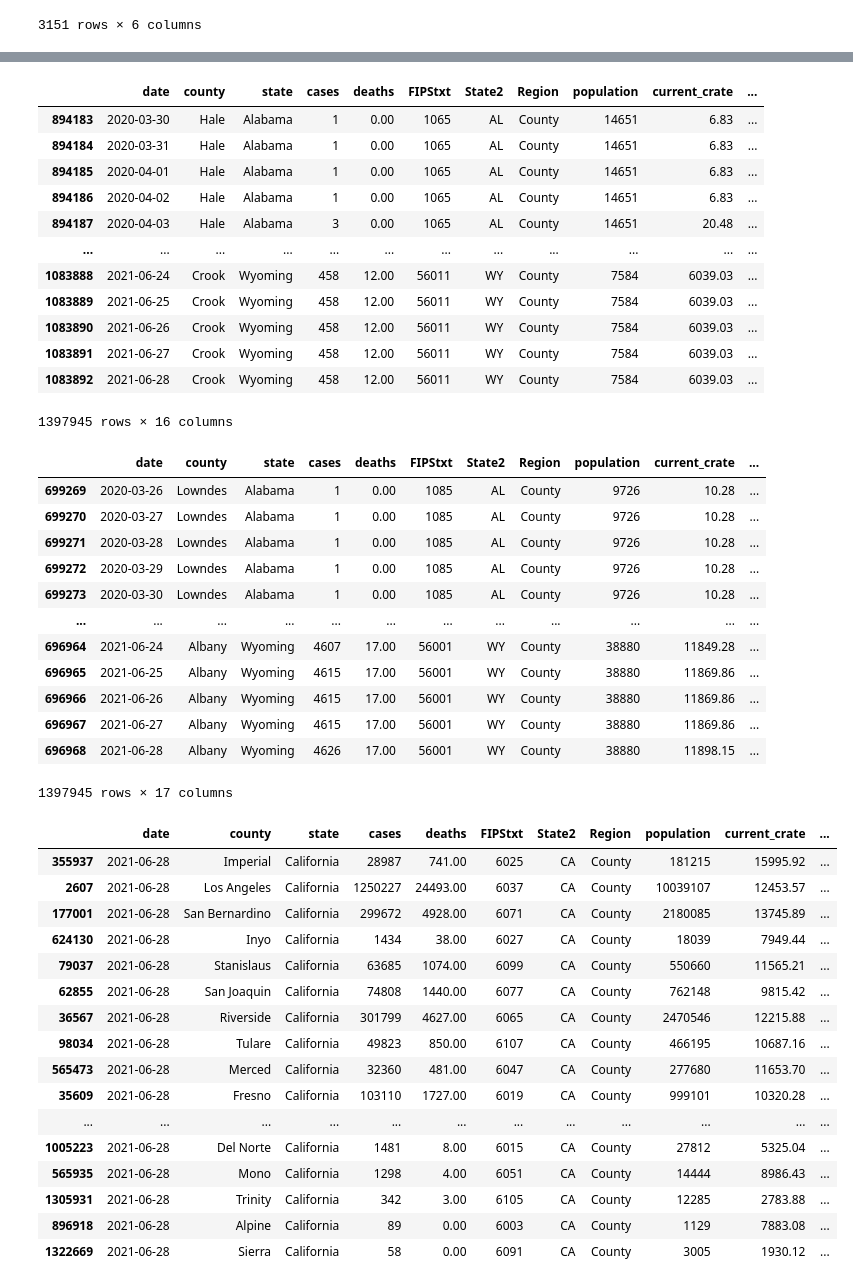
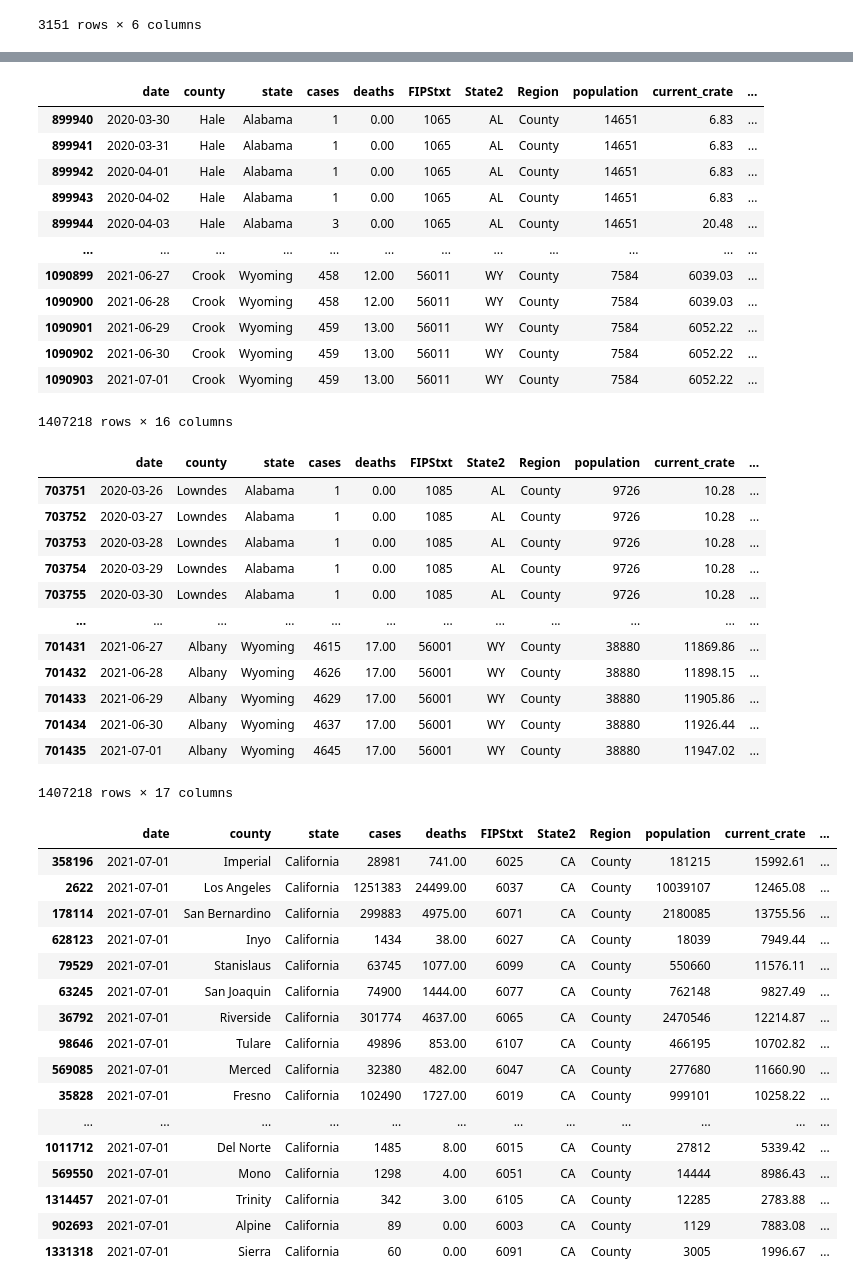
Before and after one commit to menlodoug/covid_crunching, a Jupyter notebook: pandas/COVID_USA.ipynb, the cells around one changed output, grey strips where cells are left out. Cells and saved outputs as stored; diff of their text form; code cells hidden in the pictures.

```diff
--- a/pandas/COVID_USA.ipynb
+++ b/pandas/COVID_USA.ipynb
@@ -94,7 +94,7 @@ counties
 # %%
 # Isolate data from most current day.
 
-counties_us = counties[(counties['date'] == '2021-06-28') & (counties['Region'] == 'County')]
+counties_us = counties[(counties['date'] == '2021-07-01') & (counties['Region'] == 'County')]
 counties_us
 # %% [output]
 |  | date | county | state | cases | deaths | FIPStxt | State2 | Region | population | current_crate | ... |
@@ -208,18 +208,18 @@ usa['case_day'] = usa.groupby(['state','county']).cases.diff().fillna(usa.cases)
 usa
 # %% [output]
 |  | date | county | state | cases | deaths | FIPStxt | State2 | Region | population | current_crate | ... |
-| 894183 | 2020-03-30 | Hale | Alabama | 1 | 0.00 | 1065 | AL | County | 14651 | 6.83 | ... |
-| 894184 | 2020-03-31 | Hale | Alabama | 1 | 0.00 | 1065 | AL | County | 14651 | 6.83 | ... |
-| 894185 | 2020-04-01 | Hale | Alabama | 1 | 0.00 | 1065 | AL | County | 14651 | 6.83 | ... |
-| 894186 | 2020-04-02 | Hale | Alabama | 1 | 0.00 | 1065 | AL | County | 14651 | 6.83 | ... |
-| 894187 | 2020-04-03 | Hale | Alabama | 3 | 0.00 | 1065 | AL | County | 14651 | 20.48 | ... |
+| 899940 | 2020-03-30 | Hale | Alabama | 1 | 0.00 | 1065 | AL | County | 14651 | 6.83 | ... |
+| 899941 | 2020-03-31 | Hale | Alabama | 1 | 0.00 | 1065 | AL | County | 14651 | 6.83 | ... |
+| 899942 | 2020-04-01 | Hale | Alabama | 1 | 0.00 | 1065 | AL | County | 14651 | 6.83 | ... |
+| 899943 | 2020-04-02 | Hale | Alabama | 1 | 0.00 | 1065 | AL | County | 14651 | 6.83 | ... |
+| 899944 | 2020-04-03 | Hale | Alabama | 3 | 0.00 | 1065 | AL | County | 14651 | 20.48 | ... |
 | ... | ... | ... | ... | ... | ... | ... | ... | ... | ... | ... | ... |
-| 1083888 | 2021-06-24 | Crook | Wyoming | 458 | 12.00 | 56011 | WY | County | 7584 | 6039.03 | ... |
-| 1083889 | 2021-06-25 | Crook | Wyoming | 458 | 12.00 | 56011 | WY | County | 7584 | 6039.03 | ... |
-| 1083890 | 2021-06-26 | Crook | Wyoming | 458 | 12.00 | 56011 | WY | County | 7584 | 6039.03 | ... |
-| 1083891 | 2021-06-27 | Crook | Wyoming | 458 | 12.00 | 56011 | WY | County | 7584 | 6039.03 | ... |
-| 1083892 | 2021-06-28 | Crook | Wyoming | 458 | 12.00 | 56011 | WY | County | 7584 | 6039.03 | ... |
+| 1090899 | 2021-06-27 | Crook | Wyoming | 458 | 12.00 | 56011 | WY | County | 7584 | 6039.03 | ... |
+| 1090900 | 2021-06-28 | Crook | Wyoming | 458 | 12.00 | 56011 | WY | County | 7584 | 6039.03 | ... |
+| 1090901 | 2021-06-29 | Crook | Wyoming | 459 | 13.00 | 56011 | WY | County | 7584 | 6052.22 | ... |
+| 1090902 | 2021-06-30 | Crook | Wyoming | 459 | 13.00 | 56011 | WY | County | 7584 | 6052.22 | ... |
+| 1090903 | 2021-07-01 | Crook | Wyoming | 459 | 13.00 | 56011 | WY | County | 7584 | 6052.22 | ... |
-1397945 rows × 16 columns
+1407218 rows × 16 columns
 # %%
 # Break out daily death data from the New York Times csv that is cumulative in nature
 
@@ -228,18 +228,18 @@ usa['death_day'] = usa.groupby(['state','county']).deaths.diff().fillna(usa.deat
 usa
 # %% [output]
 |  | date | county | state | cases | deaths | FIPStxt | State2 | Region | population | current_crate | ... |
-| 699269 | 2020-03-26 | Lowndes | Alabama | 1 | 0.00 | 1085 | AL | County | 9726 | 10.28 | ... |
-| 699270 | 2020-03-27 | Lowndes | Alabama | 1 | 0.00 | 1085 | AL | County | 9726 | 10.28 | ... |
-| 699271 | 2020-03-28 | Lowndes | Alabama | 1 | 0.00 | 1085 | AL | County | 9726 | 10.28 | ... |
-| 699272 | 2020-03-29 | Lowndes | Alabama | 1 | 0.00 | 1085 | AL | County | 9726 | 10.28 | ... |
-| 699273 | 2020-03-30 | Lowndes | Alabama | 1 | 0.00 | 1085 | AL | County | 9726 | 10.28 | ... |
+| 703751 | 2020-03-26 | Lowndes | Alabama | 1 | 0.00 | 1085 | AL | County | 9726 | 10.28 | ... |
+| 703752 | 2020-03-27 | Lowndes | Alabama | 1 | 0.00 | 1085 | AL | County | 9726 | 10.28 | ... |
+| 703753 | 2020-03-28 | Lowndes | Alabama | 1 | 0.00 | 1085 | AL | County | 9726 | 10.28 | ... |
+| 703754 | 2020-03-29 | Lowndes | Alabama | 1 | 0.00 | 1085 | AL | County | 9726 | 10.28 | ... |
+| 703755 | 2020-03-30 | Lowndes | Alabama | 1 | 0.00 | 1085 | AL | County | 9726 | 10.28 | ... |
 | ... | ... | ... | ... | ... | ... | ... | ... | ... | ... | ... | ... |
-| 696964 | 2021-06-24 | Albany | Wyoming | 4607 | 17.00 | 56001 | WY | County | 38880 | 11849.28 | ... |
-| 696965 | 2021-06-25 | Albany | Wyoming | 4615 | 17.00 | 56001 | WY | County | 38880 | 11869.86 | ... |
-| 696966 | 2021-06-26 | Albany | Wyoming | 4615 | 17.00 | 56001 | WY | County | 38880 | 11869.86 | ... |
-| 696967 | 2021-06-27 | Albany | Wyoming | 4615 | 17.00 | 56001 | WY | County | 38880 | 11869.86 | ... |
-| 696968 | 2021-06-28 | Albany | Wyoming | 4626 | 17.00 | 56001 | WY | County | 38880 | 11898.15 | ... |
+| 701431 | 2021-06-27 | Albany | Wyoming | 4615 | 17.00 | 56001 | WY | County | 38880 | 11869.86 | ... |
+| 701432 | 2021-06-28 | Albany | Wyoming | 4626 | 17.00 | 56001 | WY | County | 38880 | 11898.15 | ... |
+| 701433 | 2021-06-29 | Albany | Wyoming | 4629 | 17.00 | 56001 | WY | County | 38880 | 11905.86 | ... |
+| 701434 | 2021-06-30 | Albany | Wyoming | 4637 | 17.00 | 56001 | WY | County | 38880 | 11926.44 | ... |
+| 701435 | 2021-07-01 | Albany | Wyoming | 4645 | 17.00 | 56001 | WY | County | 38880 | 11947.02 | ... |
-1397945 rows × 17 columns
+1407218 rows × 17 columns
 # %%
 # Export updated national data to csv for use in Tableau
 
@@ -247,26 +247,26 @@ usa.to_csv('daily_covid_us.csv', index=False)
 # %%
 # Filter California data to show only numbers for today
 
-counties_cal = usa[(usa['date'] == '2021-06-28') & (usa['state'] == 'California')]
+counties_cal = usa[(usa['date'] == '2021-07-01') & (usa['state'] == 'California')]
 counties_cal
 # %% [output]
 |  | date | county | state | cases | deaths | FIPStxt | State2 | Region | population | current_crate | ... |
-| 355937 | 2021-06-28 | Imperial | California | 28987 | 741.00 | 6025 | CA | County | 181215 | 15995.92 | ... |
-| 2607 | 2021-06-28 | Los Angeles | California | 1250227 | 24493.00 | 6037 | CA | County | 10039107 | 12453.57 | ... |
-| 177001 | 2021-06-28 | San Bernardino | California | 299672 | 4928.00 | 6071 | CA | County | 2180085 | 13745.89 | ... |
-| 624130 | 2021-06-28 | Inyo | California | 1434 | 38.00 | 6027 | CA | County | 18039 | 7949.44 | ... |
-| 79037 | 2021-06-28 | Stanislaus | California | 63685 | 1074.00 | 6099 | CA | County | 550660 | 11565.21 | ... |
-| 62855 | 2021-06-28 | San Joaquin | California | 74808 | 1440.00 | 6077 | CA | County | 762148 | 9815.42 | ... |
-| 36567 | 2021-06-28 | Riverside | California | 301799 | 4627.00 | 6065 | CA | County | 2470546 | 12215.88 | ... |
-| 98034 | 2021-06-28 | Tulare | California | 49823 | 850.00 | 6107 | CA | County | 466195 | 10687.16 | ... |
-| 565473 | 2021-06-28 | Merced | California | 32360 | 481.00 | 6047 | CA | County | 277680 | 11653.70 | ... |
-| 35609 | 2021-06-28 | Fresno | California | 103110 | 1727.00 | 6019 | CA | County | 999101 | 10320.28 | ... |
+| 358196 | 2021-07-01 | Imperial | California | 28981 | 741.00 | 6025 | CA | County | 181215 | 15992.61 | ... |
+| 2622 | 2021-07-01 | Los Angeles | California | 1251383 | 24499.00 | 6037 | CA | County | 10039107 | 12465.08 | ... |
+| 178114 | 2021-07-01 | San Bernardino | California | 299883 | 4975.00 | 6071 | CA | County | 2180085 | 13755.56 | ... |
+| 628123 | 2021-07-01 | Inyo | California | 1434 | 38.00 | 6027 | CA | County | 18039 | 7949.44 | ... |
+| 79529 | 2021-07-01 | Stanislaus | California | 63745 | 1077.00 | 6099 | CA | County | 550660 | 11576.11 | ... |
+| 63245 | 2021-07-01 | San Joaquin | California | 74900 | 1444.00 | 6077 | CA | County | 762148 | 9827.49 | ... |
+| 36792 | 2021-07-01 | Riverside | California | 301774 | 4637.00 | 6065 | CA | County | 2470546 | 12214.87 | ... |
+| 98646 | 2021-07-01 | Tulare | California | 49896 | 853.00 | 6107 | CA | County | 466195 | 10702.82 | ... |
+| 569085 | 2021-07-01 | Merced | California | 32380 | 482.00 | 6047 | CA | County | 277680 | 11660.90 | ... |
+| 35828 | 2021-07-01 | Fresno | California | 102490 | 1727.00 | 6019 | CA | County | 999101 | 10258.22 | ... |
 | ... | ... | ... | ... | ... | ... | ... | ... | ... | ... | ... | ... |
-| 1005223 | 2021-06-28 | Del Norte | California | 1481 | 8.00 | 6015 | CA | County | 27812 | 5325.04 | ... |
-| 565935 | 2021-06-28 | Mono | California | 1298 | 4.00 | 6051 | CA | County | 14444 | 8986.43 | ... |
-| 1305931 | 2021-06-28 | Trinity | California | 342 | 3.00 | 6105 | CA | County | 12285 | 2783.88 | ... |
-| 896918 | 2021-06-28 | Alpine | California | 89 | 0.00 | 6003 | CA | County | 1129 | 7883.08 | ... |
-| 1322669 | 2021-06-28 | Sierra | California | 58 | 0.00 | 6091 | CA | County | 3005 | 1930.12 | ... |
+| 1011712 | 2021-07-01 | Del Norte | California | 1485 | 8.00 | 6015 | CA | County | 27812 | 5339.42 | ... |
+| 569550 | 2021-07-01 | Mono | California | 1298 | 4.00 | 6051 | CA | County | 14444 | 8986.43 | ... |
+| 1314457 | 2021-07-01 | Trinity | California | 342 | 3.00 | 6105 | CA | County | 12285 | 2783.88 | ... |
+| 902693 | 2021-07-01 | Alpine | California | 89 | 0.00 | 6003 | CA | County | 1129 | 7883.08 | ... |
+| 1331318 | 2021-07-01 | Sierra | California | 60 | 0.00 | 6091 | CA | County | 3005 | 1996.67 | ... |
 # %%
 # Show top 10 California counties based on largest current infection rate
 
```
Also changed, not shown: parts of 12 cells of this notebook, 45 other files.
